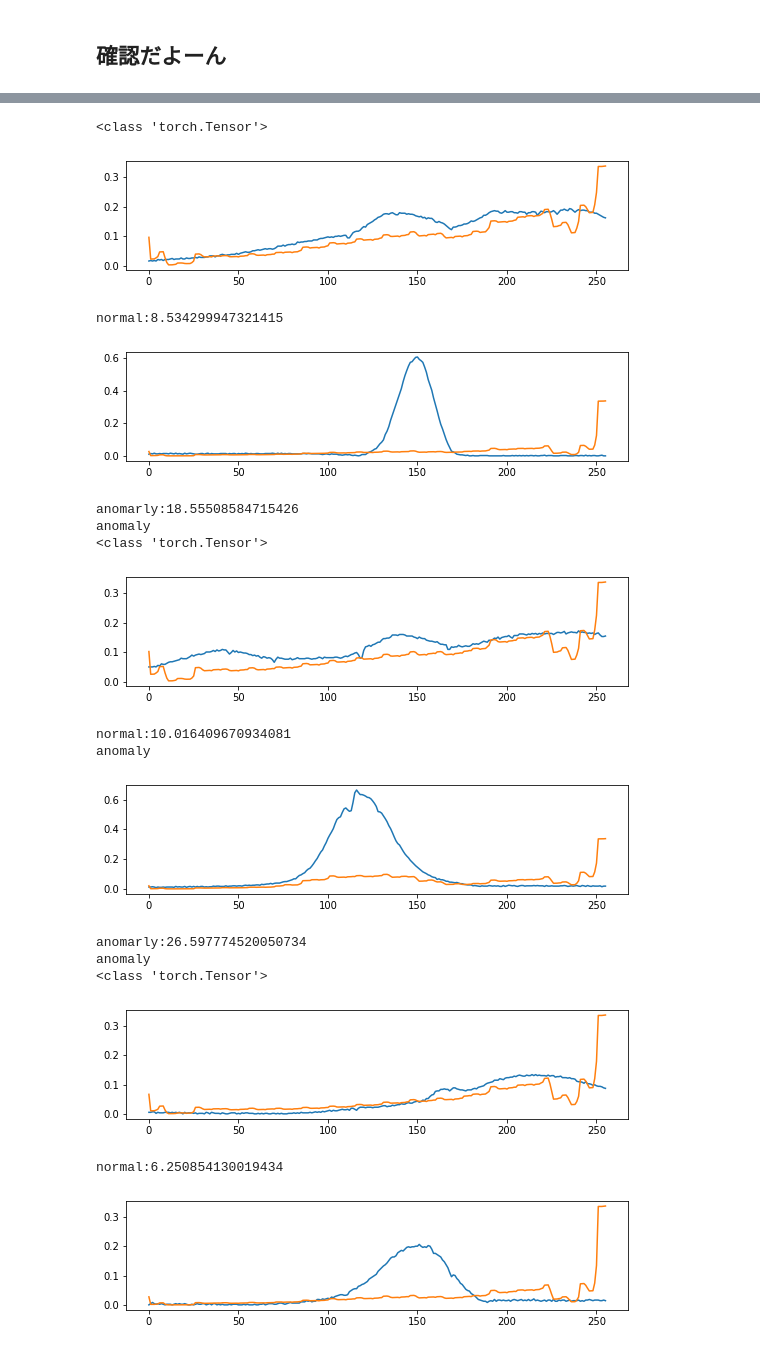
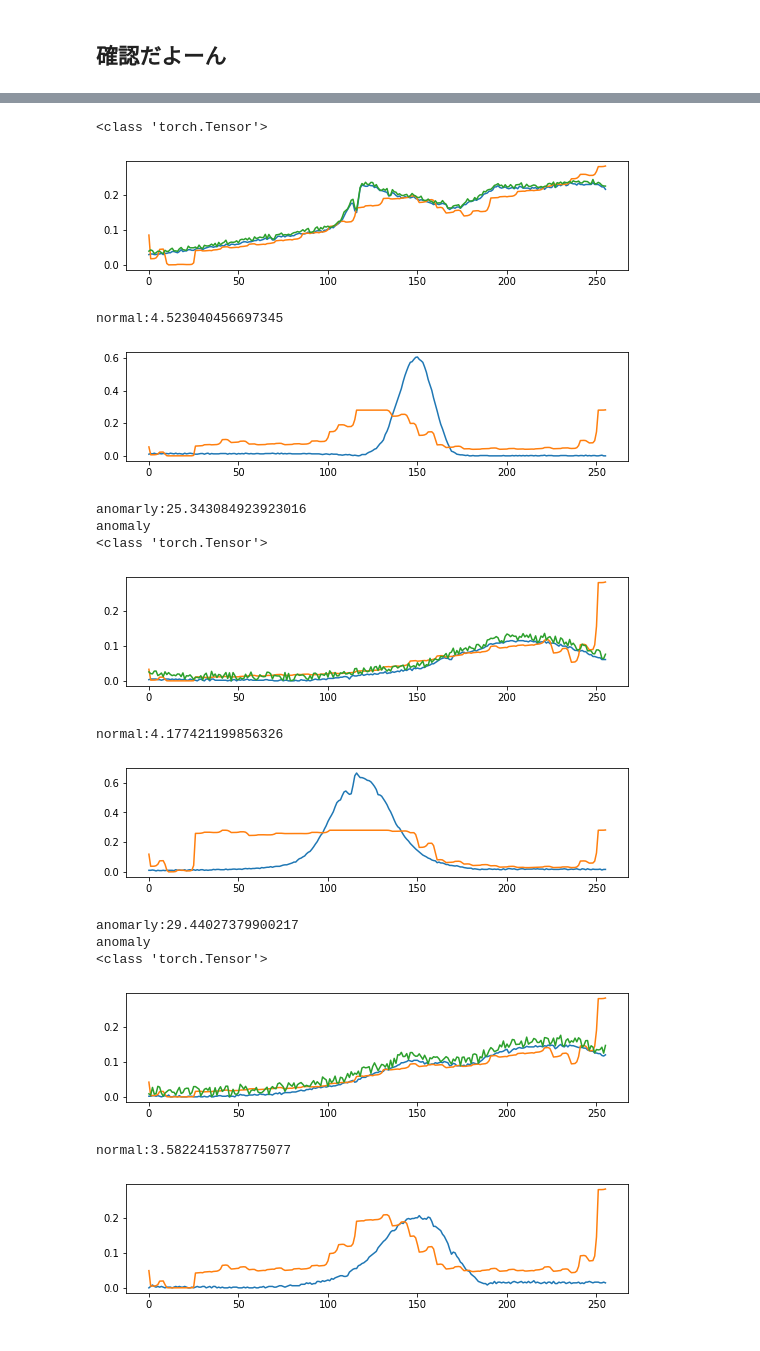
Before and after one commit to YukiHorikawaa/AutoEncoder, a Jupyter notebook: AE1214.ipynb, the cells around one changed output, grey strips where cells are left out. Saved outputs shown, nothing was run; the diff lists cells and outputs as text; code cells hidden in the pictures.

Commit message:
SSIMLoss関数をアレンジ

```diff
--- a/AE1214.ipynb
+++ b/AE1214.ipynb
@@ -28,7 +30,7 @@ print("----------------------")
 data = Dataset.read_savedata("sample_test")
 print(data.shape[0])
 print("----------------------")
-data, ori_data, test_data , anomaly_data= Dataset.read_Auged_traindata("sample_data", "sample_test", 1000, 512, 1)
+data, ori_data, test_data , anomaly_data= Dataset.read_noised_traindata("sample_data", "sample_test", 1000, 512, 1)
 # %% [output]
 (500, 256)
 (500, 256)
@@ -76,7 +78,8 @@ Denoise AE
 losslist=[]
 
 model = mainmodel.Autoencoder_batchnorm()
-criterion = nn.MSELoss()
+# criterion = nn.MSELoss()
+criterion = LossFunction.SSIMLoss_edit()
 optimizer = torch.optim.Adam(model.parameters(), lr = 1e-3, weight_decay = 1e-5)
 
 outputs = []
@@ -166,2 +169,14 @@ Normal
 # %% [markdown]
 ## 確認だよーん
+# %%
+
+Dataset = dataset.dataset("Obrid_AE", "data")
+Dataset.concat_data("sample_data",500)
+Dataset = dataset.dataset("Obrid_AE", "test")
+print("----------------------")
+Dataset.concat_data("sample_test",100)
+print("----------------------")
+data = Dataset.read_savedata("sample_test")
+print(data.shape[0])
+print("----------------------")
+data, ori_data, test_data , anomaly_data= Dataset.read_noised_traindata("sample_data", "sample_test", 1000, 512, 1)
@@ -168,52 +202,58 @@ Normal
 # %%
 # num = 5
 
 for i in range(anomaly_data.shape[0]):
     if i % 10 == 0:
         data0 =  torch.from_numpy((test_data[i]).astype(np.float32)).clone()
+        input0 =  torch.from_numpy((data[i]).astype(np.float32)).clone()
+        ori_input0 =  torch.from_numpy((ori_data[i]).astype(np.float32)).clone()
+        # ori_input0 =  ori_data[i]
         test0 =  torch.from_numpy((anomaly_data[i]).astype(np.float32)).clone()
         print(type(data0))
         plt.figure(figsize=(9, 2))
         # data = data0.numpy()
-        data = data0[np.newaxis, np.newaxis, :]
-        recon = model(data).detach().numpy()
-        plt.plot(data0.numpy())
+        ori_input0 = ori_input0[i, :, :, :]
+        input0 = input0[i, :, :, :]
+        recon = model(ori_input0).detach().numpy()
+        ori_input0 = ori_input0[0, 0, :]
+        input0 = input0[0, 0, :]
+        plt.plot(ori_input0)
         plt.plot(recon.flatten())
+        plt.plot(input0)
         plt.show()
 
-        anomalypoint=sum(abs(recon.flatten()-data0.numpy()))
+        anomalypoint=sum(abs(recon.flatten()-ori_input0.numpy()))
         print("normal:"+str(anomalypoint))
         if(anomalypoint>10):
             print("anomaly")
 
         plt.figure(figsize=(9, 2))
         # data = test0.numpy()
-        data = test0[np.newaxis, np.newaxis, :]
-        recon = model(data).detach().numpy()
+        ano_data = test0[np.newaxis, np.newaxis, :]
+        recon = model(ano_data).detach().numpy()
         plt.plot(test0.numpy(),label="testdata")
         plt.plot(recon.flatten(),label="recondata")
         plt.show()
 
         anomalypoint=sum(abs(recon.flatten()-test0.numpy()))
         print("anomarly:"+str(anomalypoint))
         if(anomalypoint>10):
             print("anomaly")
 # %% [output]
 <class 'torch.Tensor'>
-[figure, old version]
+[figure, new version]
-normal:8.534299947321415
+normal:4.523040456697345
-[figure, old version]
+[figure, new version]
-anomarly:18.55508584715426
+anomarly:25.343084923923016
 anomaly
 <class 'torch.Tensor'>
-[figure, old version]
+[figure, new version]
-normal:10.016409670934081
-anomaly
+normal:4.177421199856326
-[figure, old version]
+[figure, new version]
-anomarly:26.597774520050734
+anomarly:29.44027379900217
 anomaly
 <class 'torch.Tensor'>
-[figure, old version]
+[figure, new version]
-normal:6.250854130019434
+normal:3.5822415378775077
-[figure, old version]
+[figure, new version]
 ... (10 outputs left out)
```
Also changed, not shown: parts of 6 cells of this notebook, 7 other files.
